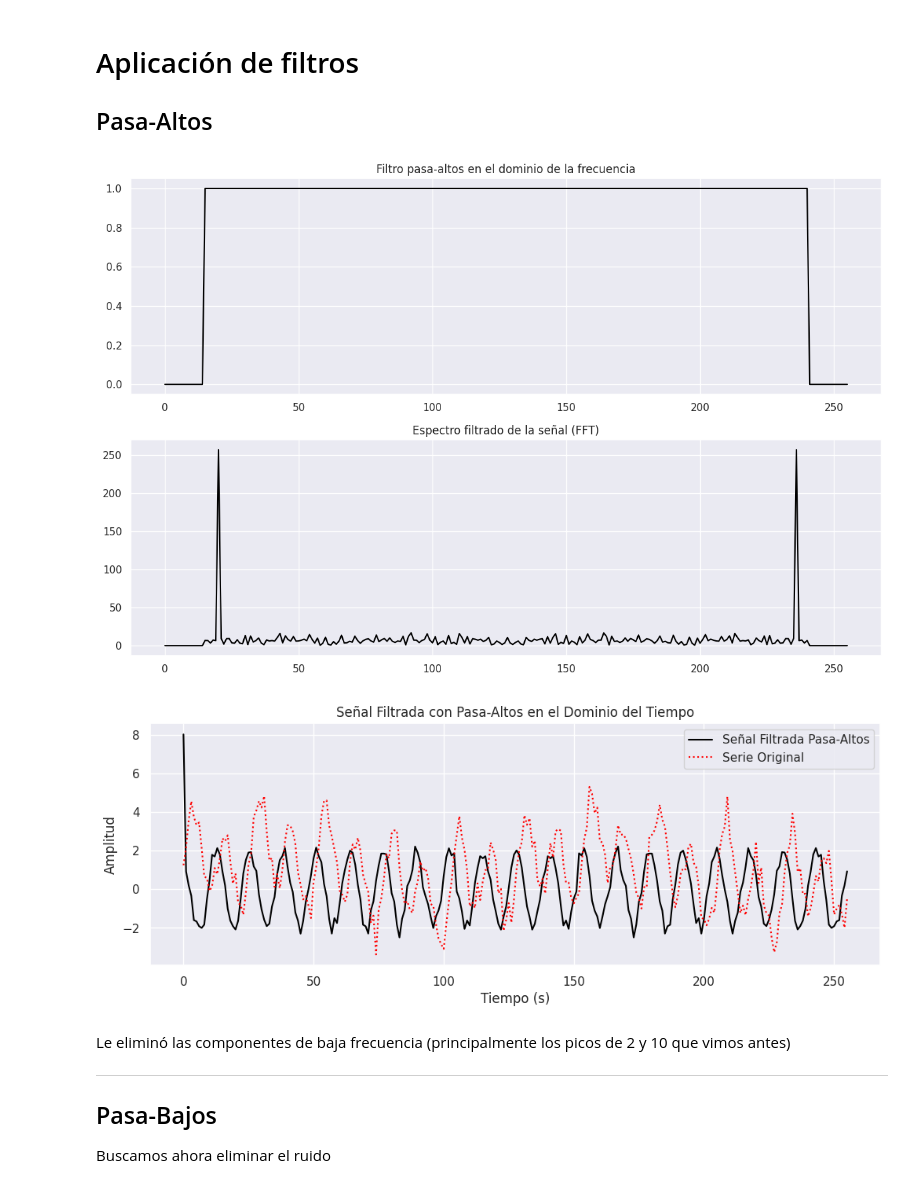
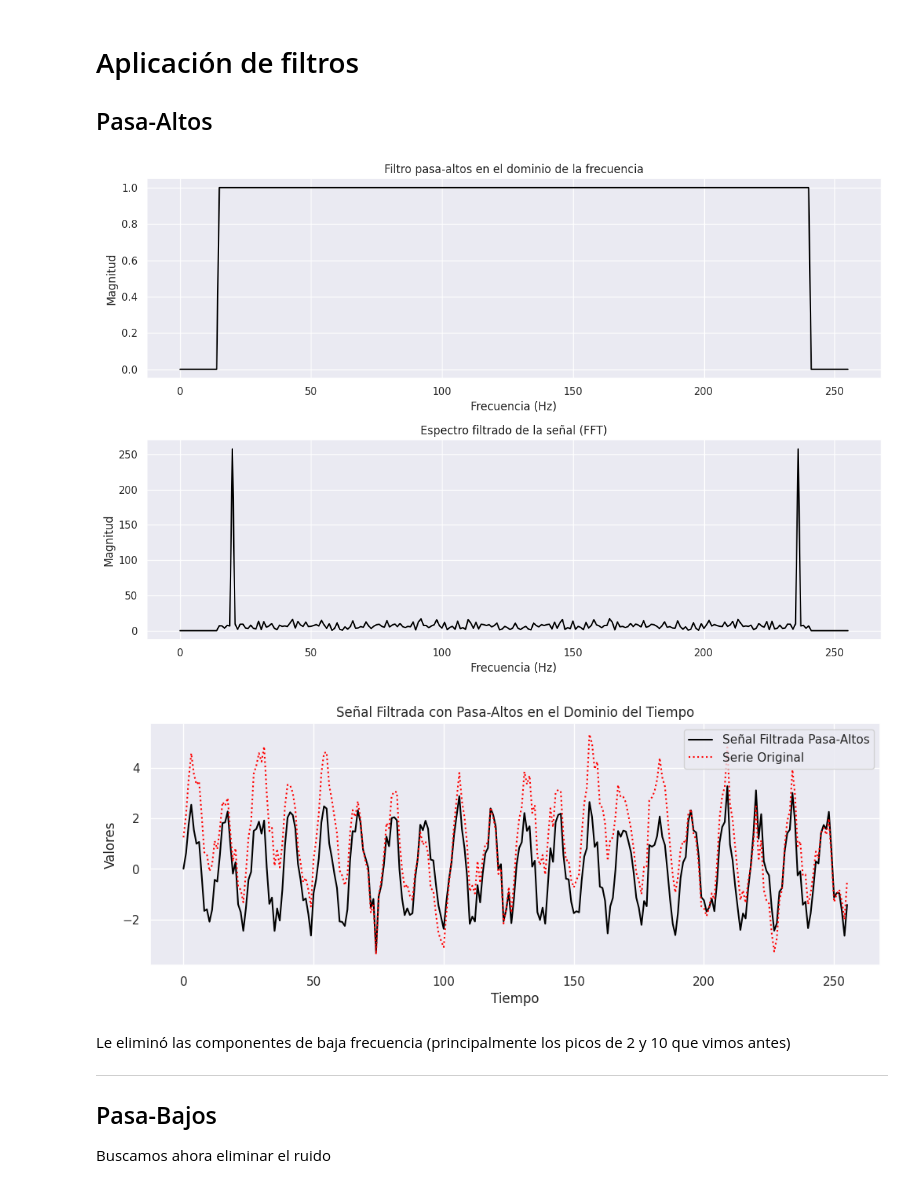
Before and after one commit to matuneville/Signal-Processing-and-Time-Series, a Jupyter notebook: procesamiento_de_seniales/filtrado/filtro_dom_freq.ipynb, the cells around one changed output. Saved outputs shown, nothing was run; the diff lists cells and outputs as text; code cells hidden in the pictures.

Commit message:
fix filtrado DF - terminado

```diff
--- a/procesamiento_de_seniales/filtrado/filtro_dom_freq.ipynb
+++ b/procesamiento_de_seniales/filtrado/filtro_dom_freq.ipynb
@@ -45,6 +45,6 @@ plt.show()
 # %%
 # Serie combinada
 serie = seno2 + seno10 + seno20 + nivel_dc + ruido
-serie_fft = np.abs(np.fft.fft(serie))
+serie_fft = np.fft.fft(serie)
 # %%
 _, axes = plt.subplots(2, 1, figsize=(12, 8))
@@ -78,34 +81,41 @@ rango_pasa_altos = 15
 filtro_dom_freq[rango_pasa_altos:-rango_pasa_altos] = 1
 
 # Aplicar filtro en la frecuencia
-serie_fft_filtrado = filtro_dom_freq * serie_fft
+serie_fft_filtrada = filtro_dom_freq * serie_fft
 
 _, axes = plt.subplots(2, 1, figsize=(12, 8))
 
+# Ploteo el filtro
 sns.lineplot(x=tiempo, y=filtro_dom_freq, ax=axes[0], color='black')
 axes[0].set_title("Filtro pasa-altos en el dominio de la frecuencia")
-sns.lineplot(x=tiempo, y=serie_fft_filtrado, ax=axes[1], color='black')
+axes[0].set_xlabel("Frecuencia (Hz)")
+axes[0].set_ylabel("Magnitud")
+
+# Nuevament, para magnitud, uso abs()
+sns.lineplot(x=tiempo, y=np.abs(serie_fft_filtrada), ax=axes[1], color='black')
 axes[1].set_title("Espectro filtrado de la señal (FFT)")
+axes[1].set_xlabel("Frecuencia (Hz)")
+axes[1].set_ylabel("Magnitud")
 
 plt.tight_layout()
 plt.show()
 # %% [output]
-[figure, old version]
+[figure, new version]
 # %%
 # Transformada inversa para recuperar la señal filtrada
-serie_fft_filtrada_tiempo = np.fft.ifft(serie_fft_filtrado).real
+serie_filtrada = np.fft.ifft(serie_fft_filtrada).real
 
 # Graficar
 plt.figure(figsize=(12, 4))
-sns.lineplot(x=tiempo, y=serie_fft_filtrada_tiempo, label="Señal Filtrada Pasa-Altos", color='black')
+sns.lineplot(x=tiempo, y=serie_filtrada, label="Señal Filtrada Pasa-Altos", color='black')
 sns.lineplot(x=tiempo, y=serie, label="Serie Original", color='red', linestyle='dotted')
 plt.title("Señal Filtrada con Pasa-Altos en el Dominio del Tiempo")
-plt.xlabel("Tiempo (s)")
-plt.ylabel("Amplitud")
+plt.xlabel("Tiempo")
+plt.ylabel("Valores")
 plt.legend()
 plt.show()
 # %% [output]
-[figure, old version]
+[figure, new version]
 # %% [markdown]
 Le eliminó las componentes de baja frecuencia (principalmente los picos de 2 y 10 que vimos antes)
 
```
Also changed, not shown: parts of 5 cells of this notebook.
